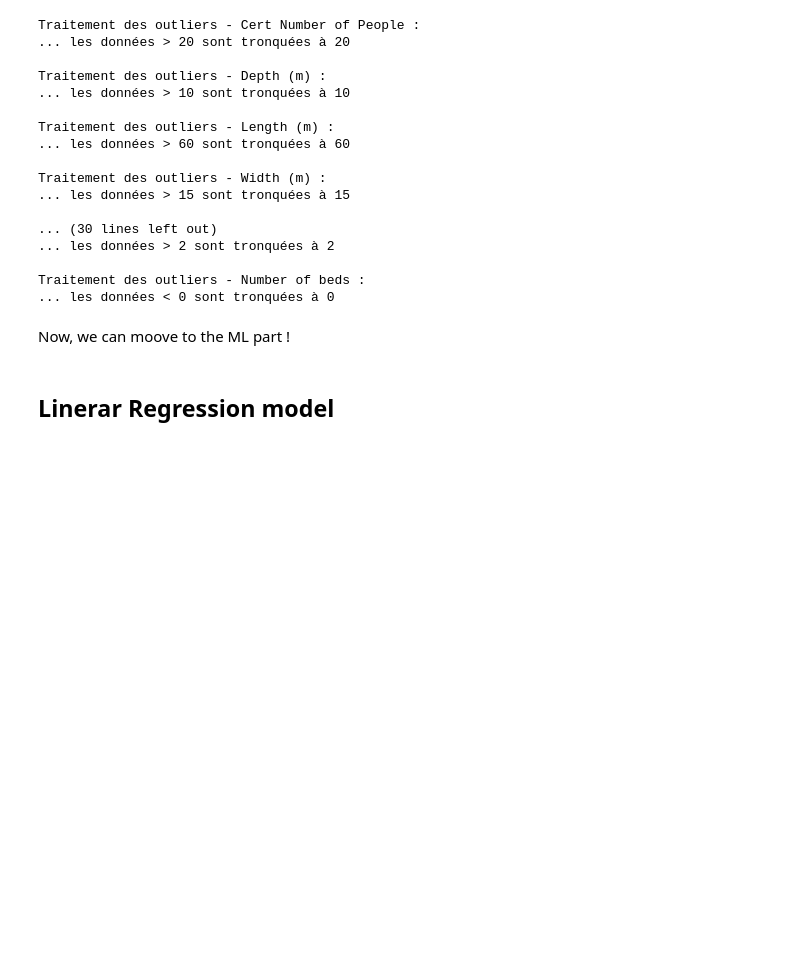
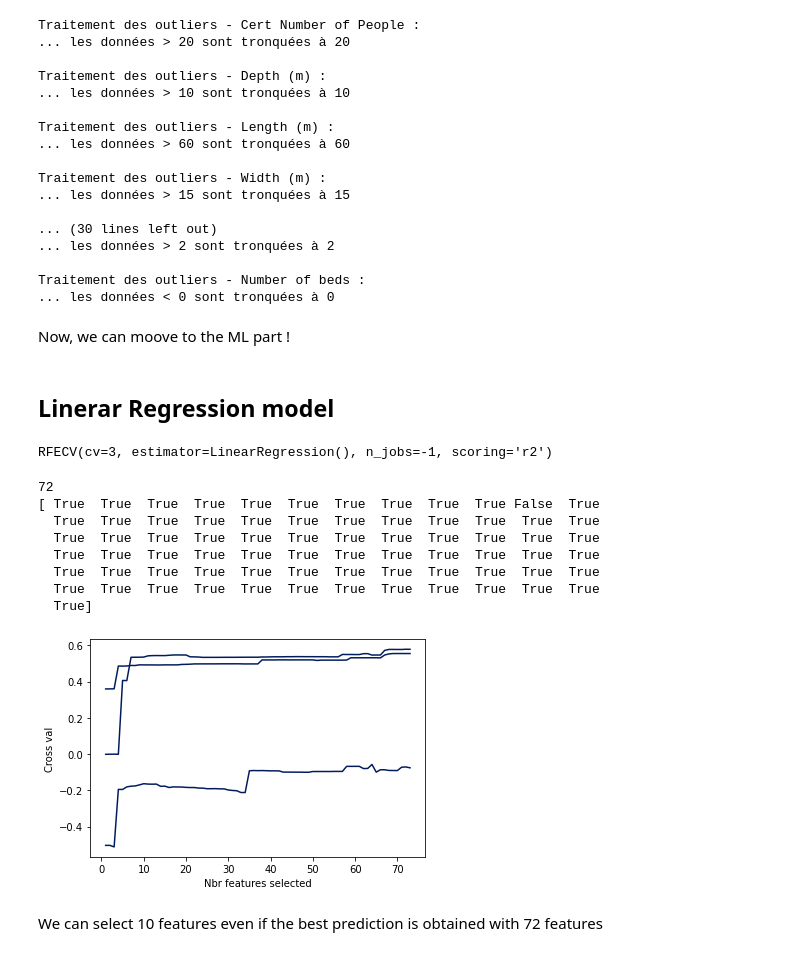
Before and after one commit to guillaumeovf/CarLoanDefault, a Jupyter notebook: Boat_Price.ipynb, the cells around one changed output. Saved outputs shown, nothing was run; the diff lists cells and outputs as text; code cells hidden in the pictures; blank space fills up the shorter version.

```diff
--- a/Boat_Price.ipynb
+++ b/Boat_Price.ipynb
@@ -1896,3 +1896,40 @@ X_features.remove('Advertisement Date')
 X_features.remove('Price_CHF')
 
 Y_feature = 'Price_CHF'
+# %%
+from sklearn.feature_selection import RFE
+from sklearn.feature_selection import RFECV
+from sklearn.linear_model import LinearRegression
+
+reg = LinearRegression()
+
+rfecv_feat_selec = RFECV(estimator=reg,
+                         step=1,
+                         cv=3,
+                         scoring='r2',
+                         n_jobs=-1)
+
+rfecv_feat_selec.fit(train[X_features], train[Y_feature])
+# %% [output]
+RFECV(cv=3, estimator=LinearRegression(), n_jobs=-1, scoring='r2')
+# %%
+print(rfecv_feat_selec.n_features_)
+print(rfecv_feat_selec.support_)
+
+plt.figure()
+plt.xlabel('Nbr features selected')
+plt.ylabel('Cross val')
+plt.plot(range(1, len(rfecv_feat_selec.grid_scores_)+1), rfecv_feat_selec.grid_scores_)
+plt.show()
+# %% [output]
+72
+[ True  True  True  True  True  True  True  True  True  True False  True
+  True  True  True  True  True  True  True  True  True  True  True  True
+  True  True  True  True  True  True  True  True  True  True  True  True
+  True  True  True  True  True  True  True  True  True  True  True  True
+  True  True  True  True  True  True  True  True  True  True  True  True
+  True  True  True  True  True  True  True  True  True  True  True  True
+  True]
+[figure, added]
+# %% [markdown]
+We can select 10 features even if the best prediction is obtained with 72 features
```
Also changed, not shown: parts of 8 cells of this notebook.
